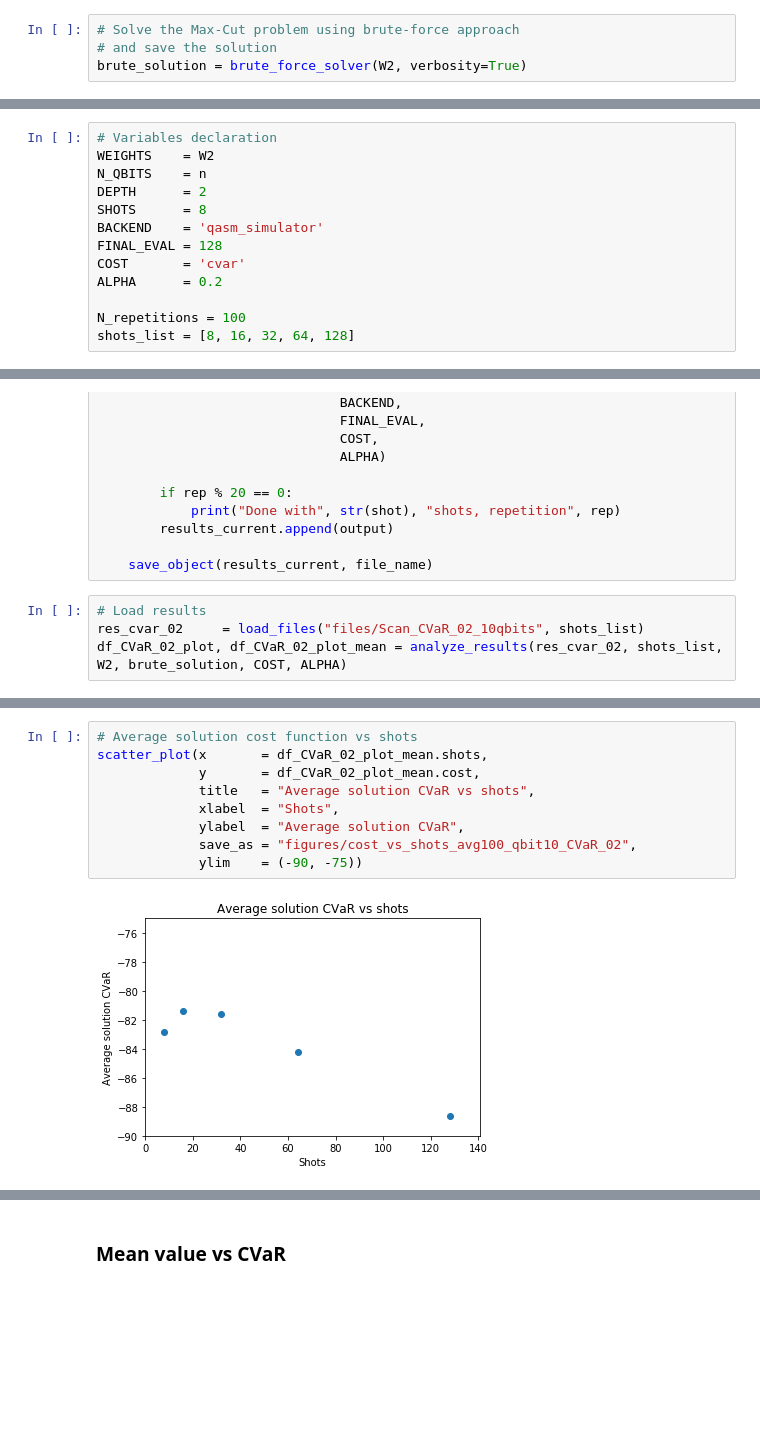
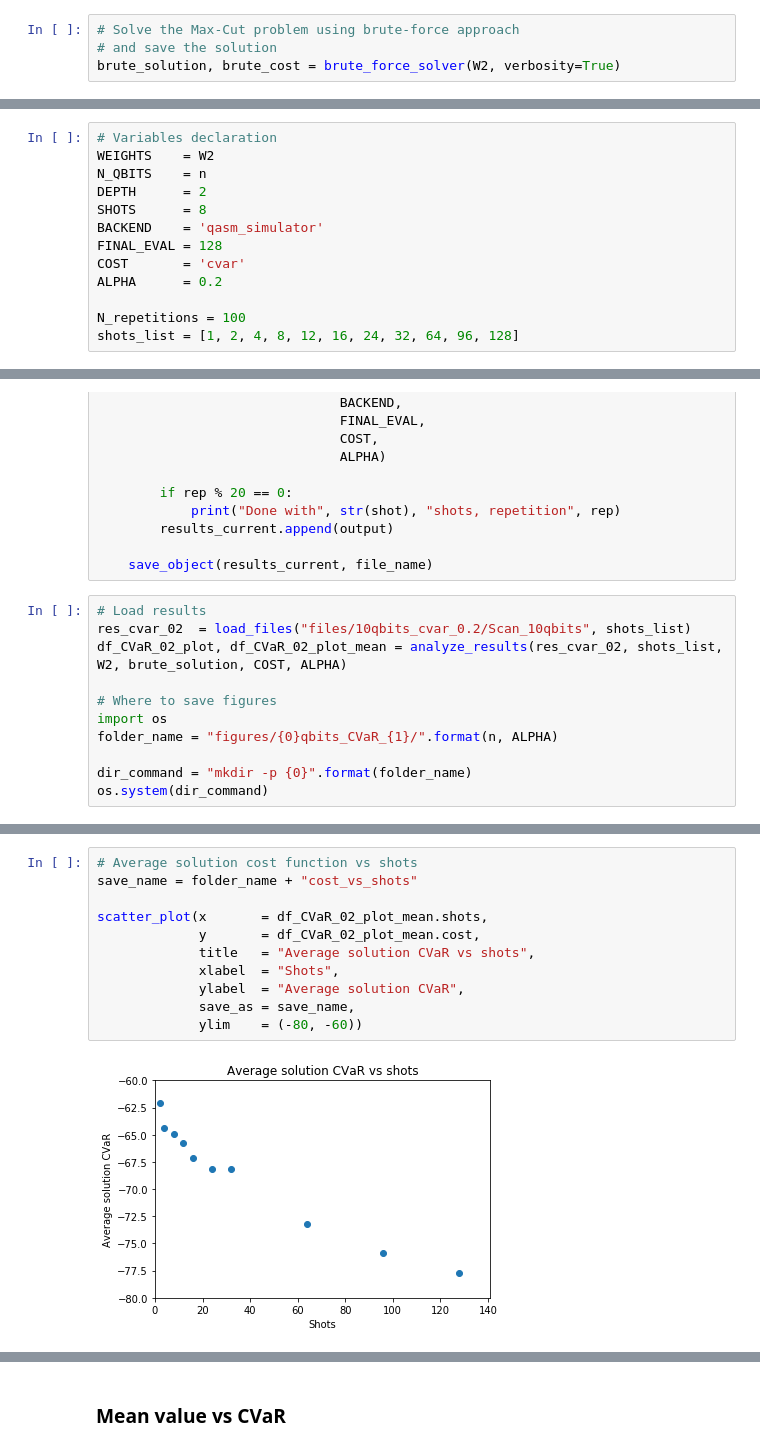
Before and after one commit to NTrevisani/DataScienceMaster, a Jupyter notebook: TFM/MaxCut/Max_Cut_2_new.ipynb, the cells around one changed output, grey strips where cells are left out. Saved outputs shown, nothing was run; the diff lists cells and outputs as text; blank space fills up the shorter version.

Commit message:
New plots

```diff
--- a/TFM/MaxCut/Max_Cut_2_new.ipynb
+++ b/TFM/MaxCut/Max_Cut_2_new.ipynb
@@ -47,7 +47,7 @@ W2 = random_graph_producer(n, E, seed, verbosity=True)
 # %%
 # Solve the Max-Cut problem using brute-force approach
 # and save the solution
-brute_solution = brute_force_solver(W2, verbosity=True)
+brute_solution, brute_cost = brute_force_solver(W2, verbosity=True)
 # %% [output]
 Best solution = [[1, 0, 1, 0, 0, 0, 0, 1, 1, 0], [0, 1, 0, 1, 1, 1, 1, 0, 0, 1]] cost = 88.0
 [figure]
@@ -249,7 +313,7 @@ COST       = 'cvar'
 ALPHA      = 0.2
 
 N_repetitions = 100
-shots_list = [8, 16, 32, 64, 128]
+shots_list = [1, 2, 4, 8, 12, 16, 24, 32, 64, 96, 128]
 # %%
 # A small scan, but we can get some results
 
@@ -274,5 +338,12 @@ for shot in shots_list:
     save_object(results_current, file_name)
 # %%
 # Load results
-res_cvar_02     = load_files("files/Scan_CVaR_02_10qbits", shots_list)
+res_cvar_02  = load_files("files/10qbits_cvar_0.2/Scan_10qbits", shots_list)
 df_CVaR_02_plot, df_CVaR_02_plot_mean = analyze_results(res_cvar_02, shots_list, W2, brute_solution, COST, ALPHA)
+
+# Where to save figures
+import os
+folder_name = "figures/{0}qbits_CVaR_{1}/".format(n, ALPHA)
+
+dir_command = "mkdir -p {0}".format(folder_name)
+os.system(dir_command)
@@ -309,13 +388,15 @@ scatter_plot(x       = df_CVaR_02_plot_mean.shots,
 # %%
 # Average solution cost function vs shots
+save_name = folder_name + "cost_vs_shots"
+
 scatter_plot(x       = df_CVaR_02_plot_mean.shots,
              y       = df_CVaR_02_plot_mean.cost,
              title   = "Average solution CVaR vs shots",
              xlabel  = "Shots",
              ylabel  = "Average solution CVaR",
-             save_as = "figures/cost_vs_shots_avg100_qbit10_CVaR_02",
-             ylim    = (-90, -75))
+             save_as = save_name,
+             ylim    = (-80, -60))
 # %% [output]
-[figure, old version]
+[figure, new version]
 # %%
 # Fraction of good solutions vs shots
```
Also changed, not shown: parts of 33 cells of this notebook, 2 other files.
